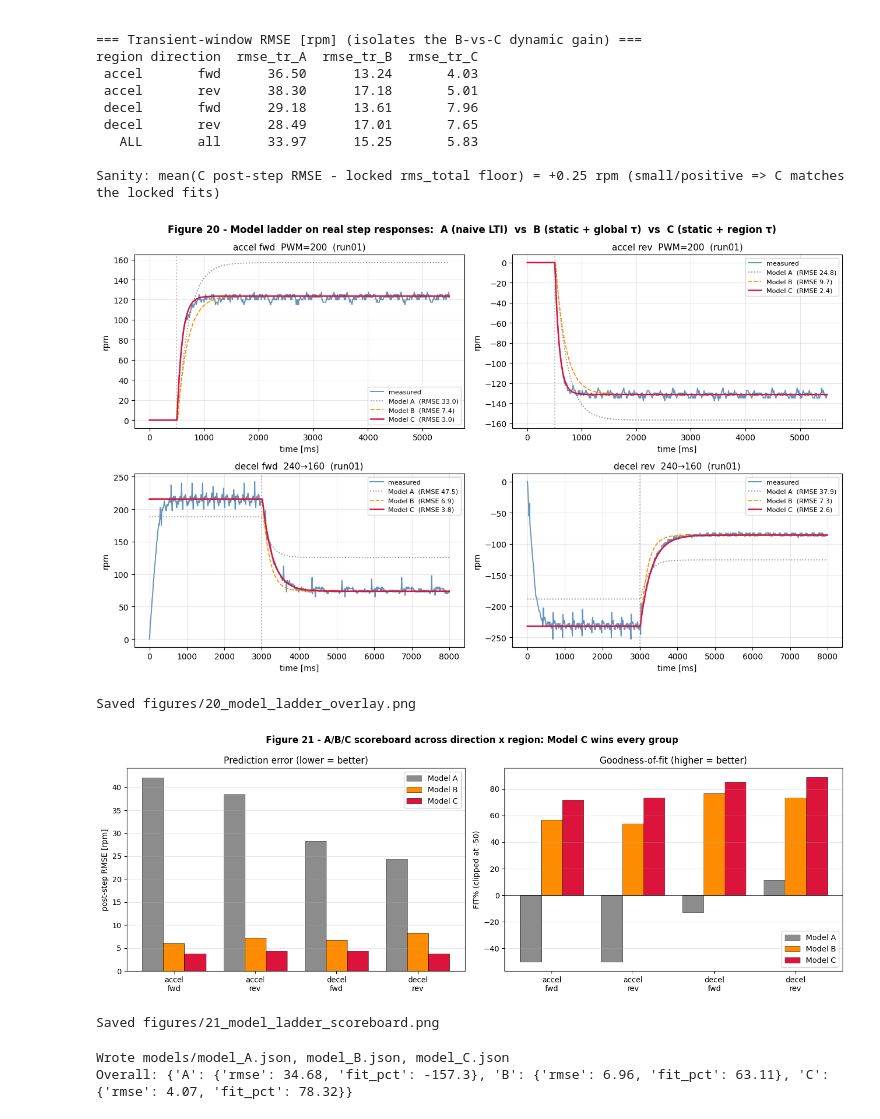
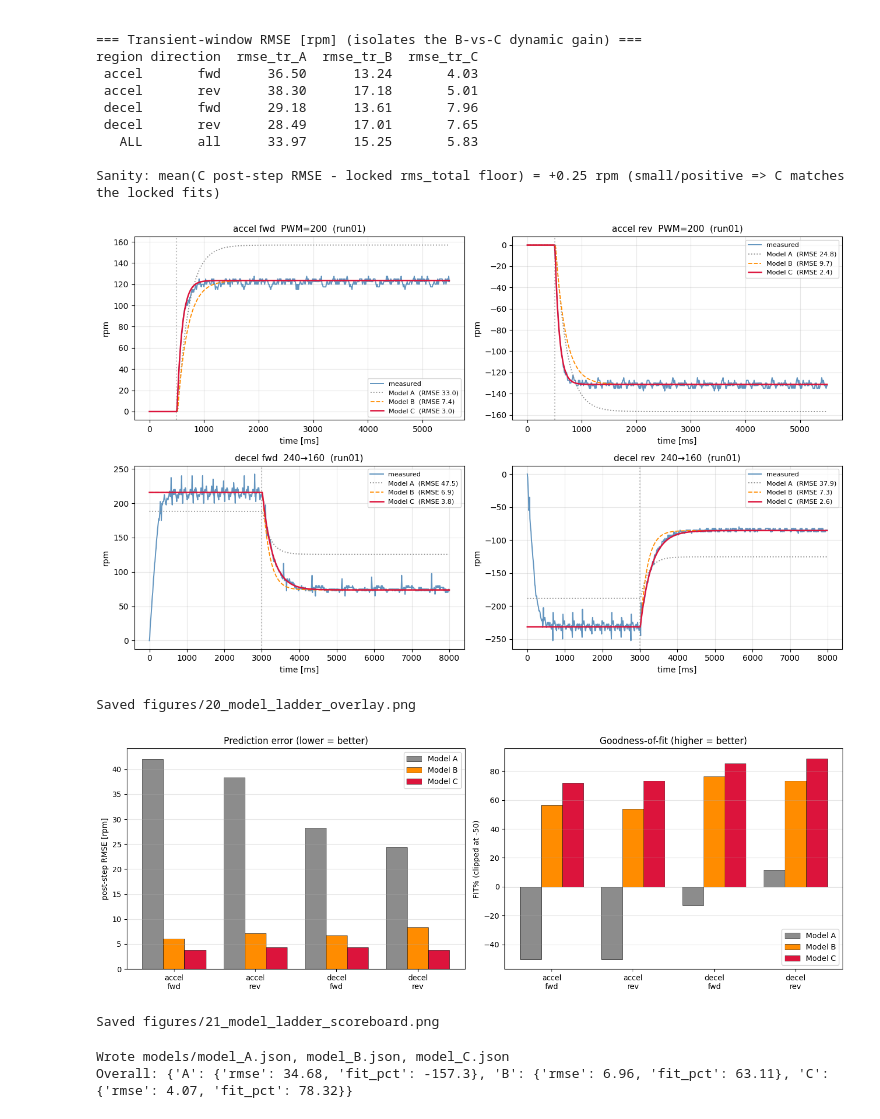
Before and after one commit to Piyushiitk24/System_Identification_DC_Motor, a Jupyter notebook: notebooks/06_model_comparison.ipynb, the cells around one changed output. Saved outputs shown, nothing was run; the diff lists cells and outputs as text; code cells hidden in the pictures.

```diff
--- a/notebooks/06_model_comparison.ipynb
+++ b/notebooks/06_model_comparison.ipynb
@@ -235,38 +235,34 @@ for ax, (rg, dr, cd) in zip(axes.ravel(), panels):
     ax.axvline(tr["step"], color="gray", ls=":", alpha=0.5)
     ax.set_title(f"{rg} {dr}  {cd}  (run01)", fontsize=11)
     ax.set_xlabel("time [ms]"); ax.set_ylabel("rpm"); ax.grid(alpha=0.3); ax.legend(fontsize=8, loc="best")
-fig.suptitle("Figure 20 - Model ladder on real step responses:  A (naive LTI)  vs  B (static + global τ)  vs  C (static + region τ)",
-             fontsize=12, fontweight="bold")
 plt.tight_layout()
 plt.savefig(FIGURES / "20_model_ladder_overlay.png", dpi=150, bbox_inches="tight")
 plt.show()
 print("Saved figures/20_model_ladder_overlay.png")
 # %% [output]
-[figure, old version]
+[figure, new version]
 Saved figures/20_model_ladder_overlay.png
 # %%
 # Cell 6: Figure 21 - scoreboard bars (RMSE and FIT%) by region x direction
 g = summary[summary.region != "ALL"].reset_index(drop=True)
 labels = [f"{r.region}\n{r.direction}" for _, r in g.iterrows()]
 x = np.arange(len(g)); w = 0.26
 fig, (ax1, ax2) = plt.subplots(1, 2, figsize=(14, 5))
 for i, (model, c) in enumerate([("A","0.55"), ("B","darkorange"), ("C","crimson")]):
     ax1.bar(x+(i-1)*w, g[f"rmse_{model}"], w, label=f"Model {model}", color=c, edgecolor="k", lw=0.4)
 ax1.set_xticks(x); ax1.set_xticklabels(labels); ax1.set_ylabel("post-step RMSE [rpm]")
 ax1.set_title("Prediction error (lower = better)"); ax1.legend(); ax1.grid(axis="y", alpha=0.3)
 for i, (model, c) in enumerate([("A","0.55"), ("B","darkorange"), ("C","crimson")]):
     ax2.bar(x+(i-1)*w, g[f"fit_{model}"].clip(lower=-50), w, label=f"Model {model}", color=c, edgecolor="k", lw=0.4)
 ax2.axhline(0, color="k", lw=0.5); ax2.set_xticks(x); ax2.set_xticklabels(labels)
 ax2.set_ylabel("FIT% (clipped at -50)"); ax2.set_title("Goodness-of-fit (higher = better)")
 ax2.legend(); ax2.grid(axis="y", alpha=0.3)
-fig.suptitle("Figure 21 - A/B/C scoreboard across direction x region: Model C wins every group",
-             fontsize=12, fontweight="bold")
 plt.tight_layout()
 plt.savefig(FIGURES / "21_model_ladder_scoreboard.png", dpi=150, bbox_inches="tight")
 plt.show()
 print("Saved figures/21_model_ladder_scoreboard.png")
 # %% [output]
-[figure, old version]
+[figure, new version]
 Saved figures/21_model_ladder_scoreboard.png
 # %%
 # Cell 7: persist the fitted models to models/ (populates the previously-empty dir; cf. plan.md S3.5)
```
Also changed, not shown: parts of 1 cell of this notebook, 18 other files.
